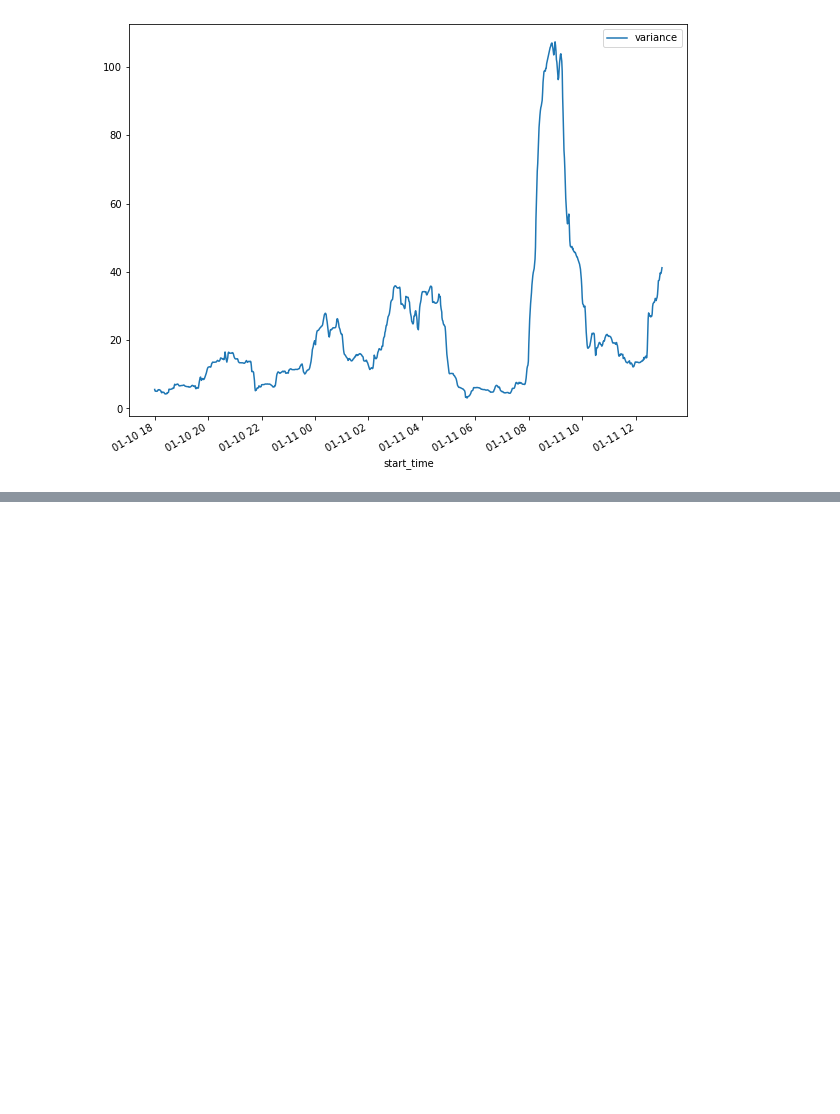
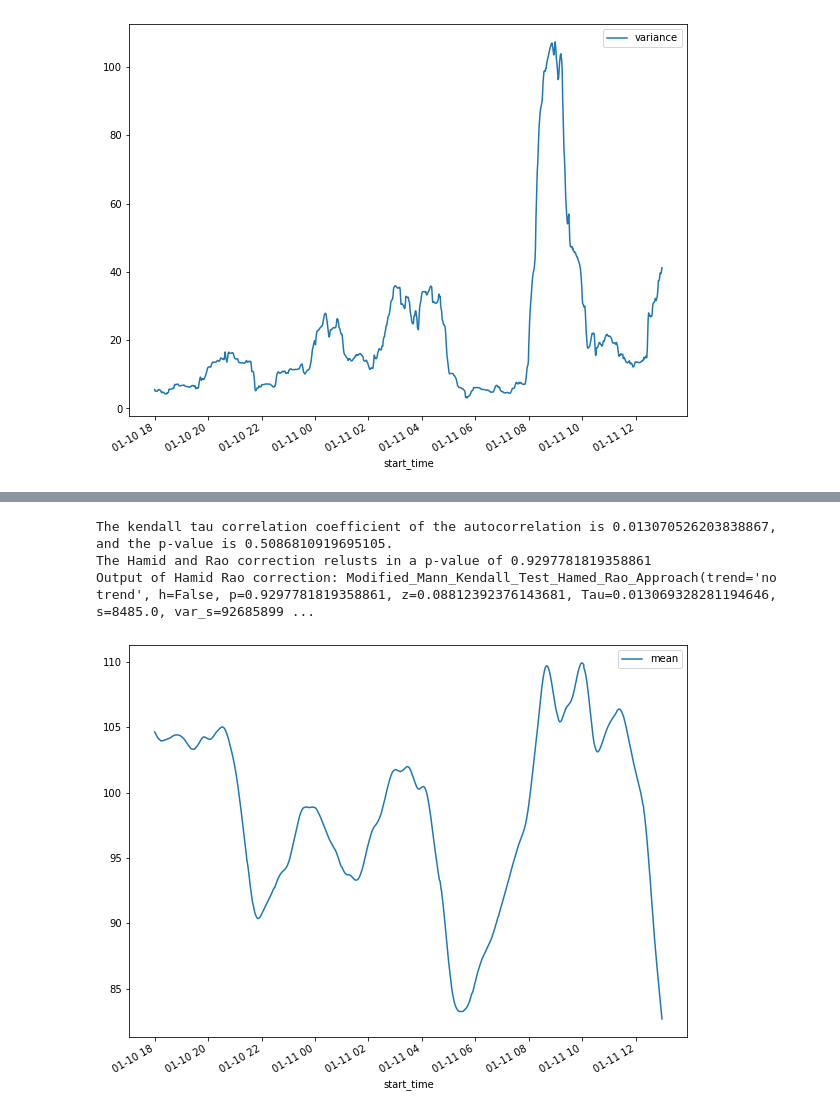
Before and after one commit to l-khali/In2Research, a Jupyter notebook: PC-0192_ABF_analysis.ipynb, the cells around one changed output, grey strips where cells are left out. Saved outputs shown, nothing was run; the diff lists cells and outputs as text; code cells hidden in the pictures; blank space fills up the shorter version.

```diff
--- a/PC-0192_ABF_analysis.ipynb
+++ b/PC-0192_ABF_analysis.ipynb
@@ -430,0 +496,7 @@ PC_0192_ABF_s_residuals_no_anomalies.plot(x='record_date_time', y='num_value')
+# %%
+rolling_mean(PC_0192_ABF_d_extubated_smoothed, 60)
+# %% [output]
+The kendall tau correlation coefficient of the autocorrelation is 0.013070526203838867, and the p-value is 0.5086810919695105.
+The Hamid and Rao correction relusts in a p-value of 0.9297781819358861
+Output of Hamid Rao correction: Modified_Mann_Kendall_Test_Hamed_Rao_Approach(trend='no trend', h=False, p=0.9297781819358861, z=0.08812392376143681, Tau=0.013069328281194646, s=8485.0, var_s=92685899 ...
+[figure, added]
```
Also changed, not shown: parts of 18 cells of this notebook.
